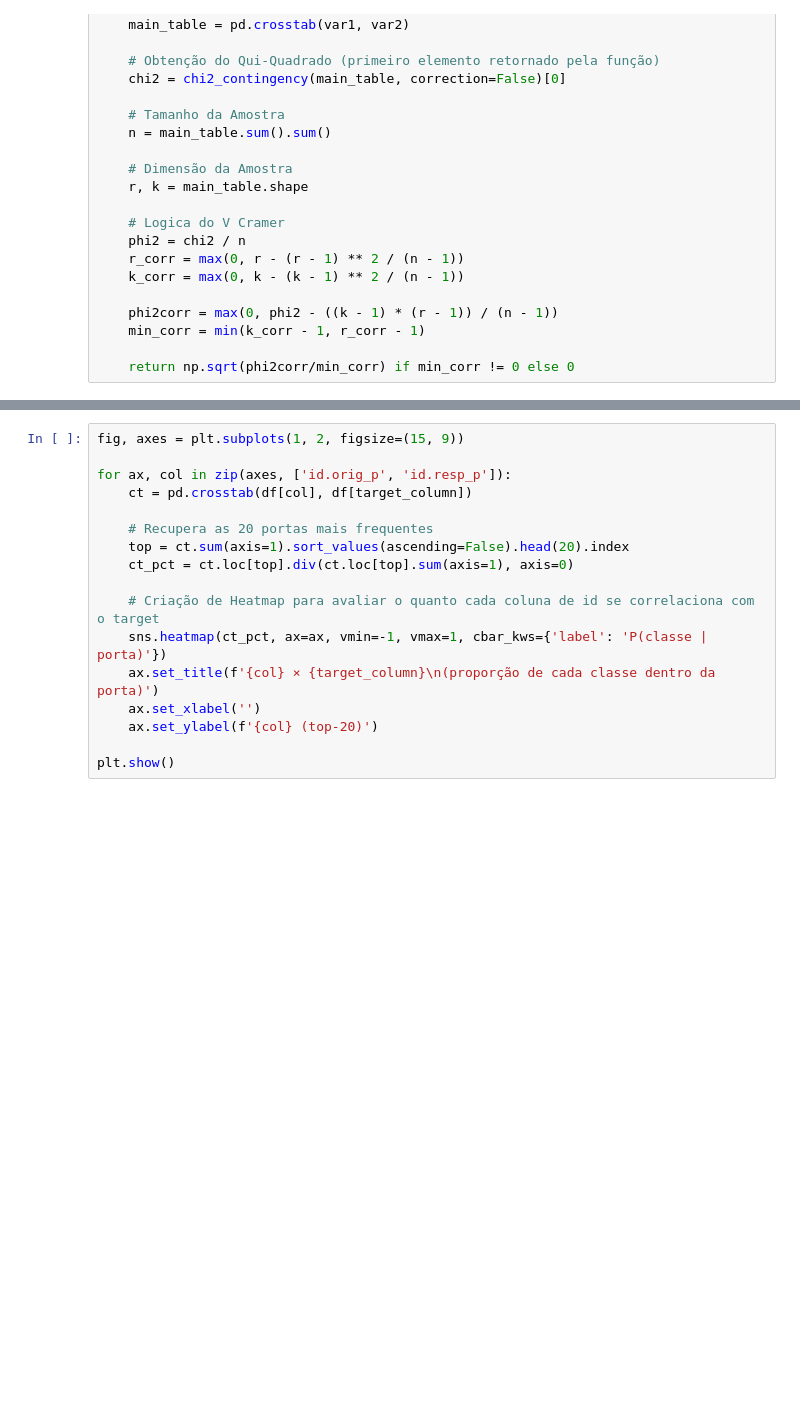
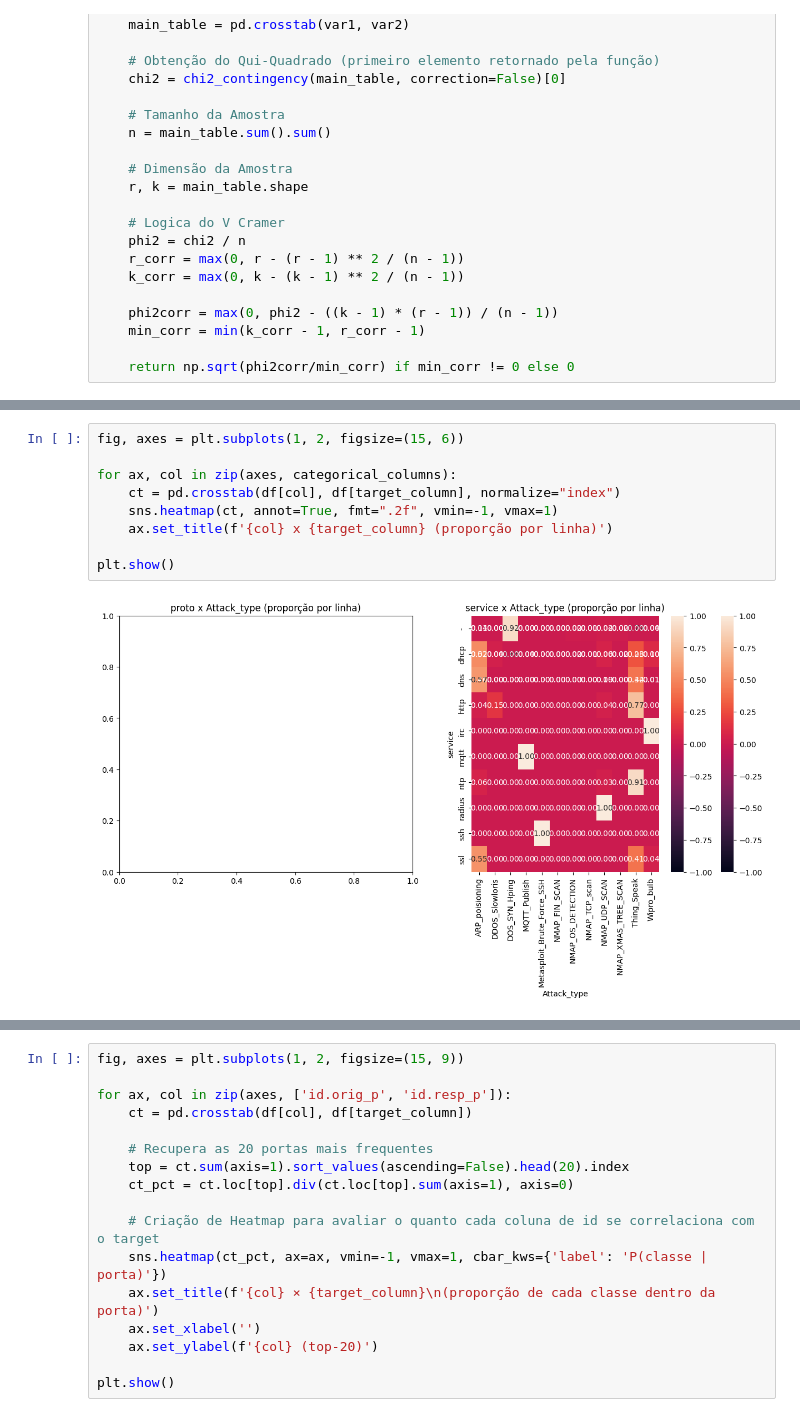
Before and after one commit to MBA-Data-Science-Unifor/IoT-Guard, a Jupyter notebook: artifacts/notebooks/01_EDA_v1.ipynb, the cells around one changed output, grey strips where cells are left out. Saved outputs shown, nothing was run; the diff lists cells and outputs as text; blank space fills up the shorter version.

```diff
--- a/artifacts/notebooks/01_EDA_v1.ipynb
+++ b/artifacts/notebooks/01_EDA_v1.ipynb
@@ -497,4 +495,15 @@ for ax, c in zip(axes, ['proto', 'service']):
 plt.show()
 # %% [output]
 [figure]
+# %%
+fig, axes = plt.subplots(1, 2, figsize=(15, 6))
+
+for ax, col in zip(axes, categorical_columns):
+    ct = pd.crosstab(df[col], df[target_column], normalize="index")
+    sns.heatmap(ct, annot=True, fmt=".2f", vmin=-1, vmax=1)
+    ax.set_title(f'{col} x {target_column} (proporção por linha)')
+
+plt.show()
+# %% [output]
+[figure, added]
 # %%
```
Also changed, not shown: parts of 35 cells of this notebook, 1 other file.
